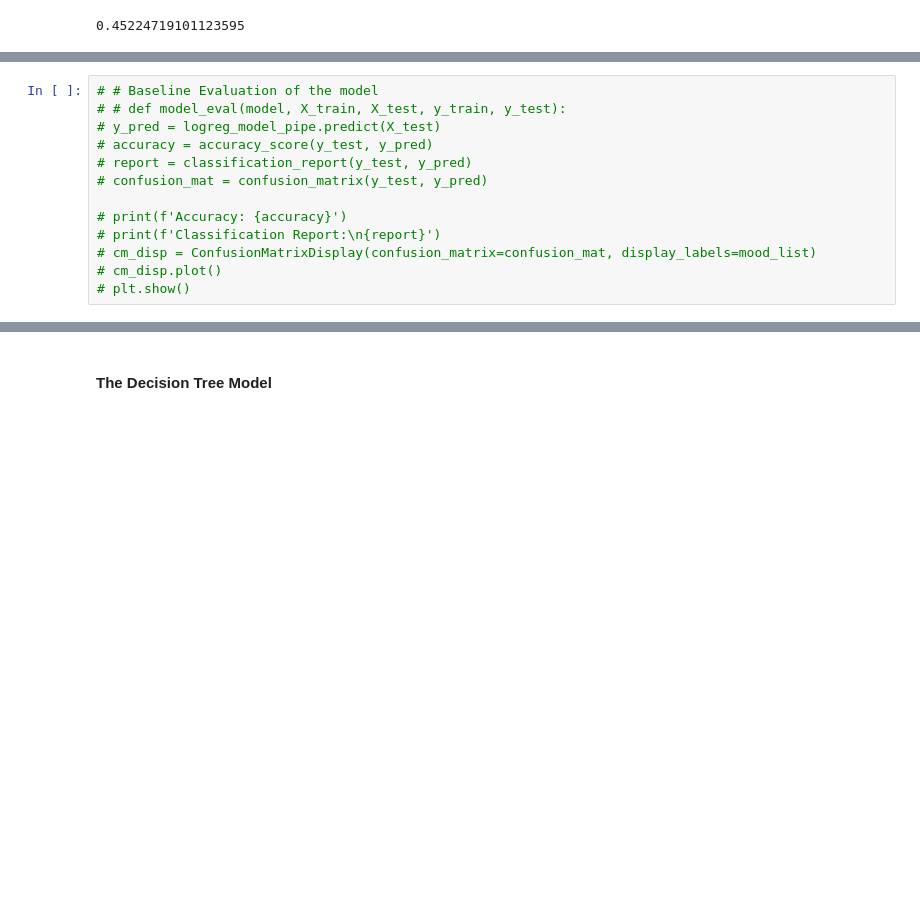
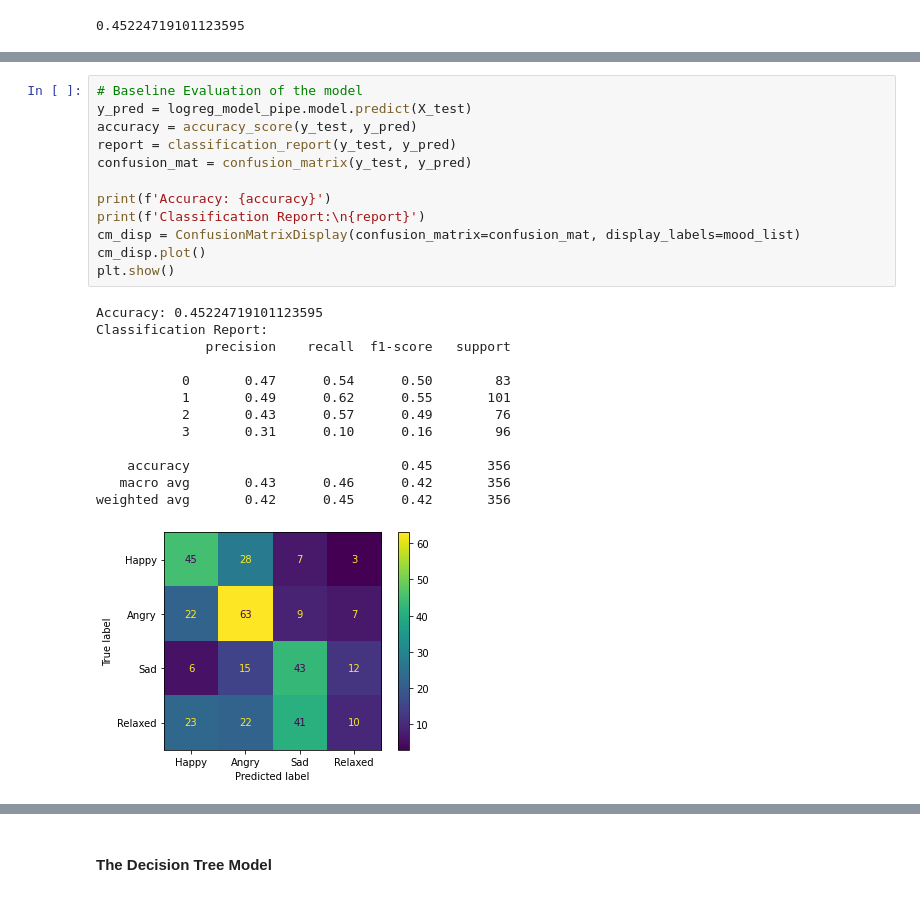
Before and after one commit to jamesleemeredith/Music-Mood-Detection-Project, a Jupyter notebook: music_mood_detection_model.ipynb, the cells around one changed output, grey strips where cells are left out. Drawn from its saved outputs; the diff is of its cells as text; blank space fills up the shorter version.

```diff
--- a/music_mood_detection_model.ipynb
+++ b/music_mood_detection_model.ipynb
@@ -290,13 +374,26 @@ logreg_model_pipe.score(X_test, y_test)
 # %%
-# # Baseline Evaluation of the model
-# # def model_eval(model, X_train, X_test, y_train, y_test):
-# y_pred = logreg_model_pipe.predict(X_test)
-# accuracy = accuracy_score(y_test, y_pred)
-# report = classification_report(y_test, y_pred)
-# confusion_mat = confusion_matrix(y_test, y_pred)
+# Baseline Evaluation of the model
+y_pred = logreg_model_pipe.model.predict(X_test)
+accuracy = accuracy_score(y_test, y_pred)
+report = classification_report(y_test, y_pred)
+confusion_mat = confusion_matrix(y_test, y_pred)
 
-# print(f'Accuracy: {accuracy}')
-# print(f'Classification Report:\n{report}')
-# cm_disp = ConfusionMatrixDisplay(confusion_matrix=confusion_mat, display_labels=mood_list)
-# cm_disp.plot()
-# plt.show()
+print(f'Accuracy: {accuracy}')
+print(f'Classification Report:\n{report}')
+cm_disp = ConfusionMatrixDisplay(confusion_matrix=confusion_mat, display_labels=mood_list)
+cm_disp.plot()
+plt.show()
+# %% [output]
+Accuracy: 0.45224719101123595
+Classification Report:
+              precision    recall  f1-score   support
+
+           0       0.47      0.54      0.50        83
+           1       0.49      0.62      0.55       101
+           2       0.43      0.57      0.49        76
+           3       0.31      0.10      0.16        96
+
+    accuracy                           0.45       356
+   macro avg       0.43      0.46      0.42       356
+weighted avg       0.42      0.45      0.42       356
+[figure, added]
```
Also changed, not shown: parts of 32 cells of this notebook.
